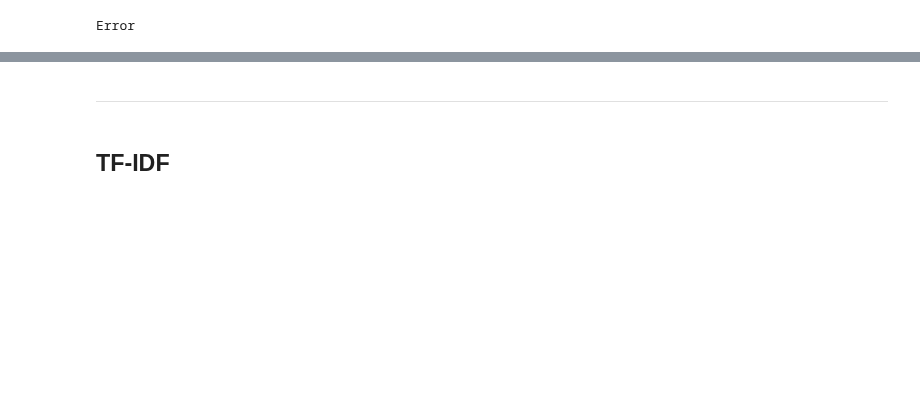
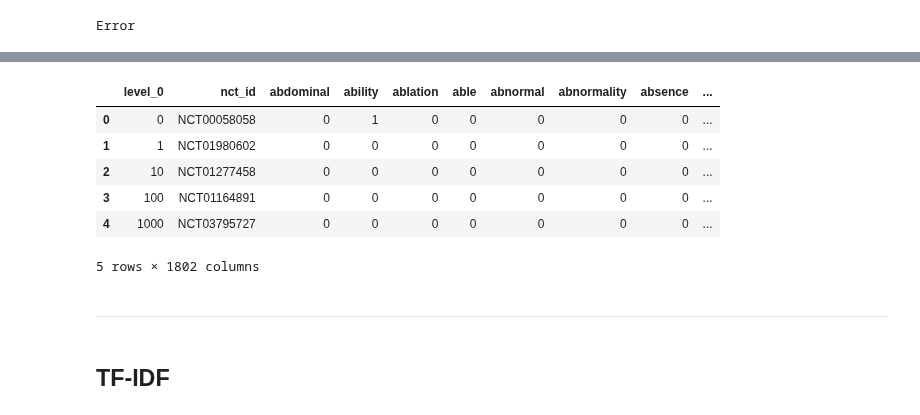
Before and after one commit to cmdelaserna/clinical-trials, a Jupyter notebook: mvp/notebooks/Script 3 - Clean JSON file, preprocess data, export working dataset.ipynb, the cells around one changed output, grey strips where cells are left out. Saved outputs shown, nothing was run; the diff lists cells and outputs as text; code cells hidden in the pictures; blank space fills up the shorter version.

Commit message:
exported working datasets to sqlite database

```diff
--- a/mvp/notebooks/Script 3 - Clean JSON file, preprocess data, export working dataset.ipynb
+++ b/mvp/notebooks/Script 3 - Clean JSON file, preprocess data, export working dataset.ipynb
@@ -183,0 +188,6 @@ Error
+# %%
+import sqlite3
+
+conn = sqlite3.connect('../data/working_data/database.db')
+
+conn
@@ -184,3 +214,15 @@ Error
+# %%
+df_counts = pd.read_sql_query("SELECT * from word_counts;", conn)
+# %%
+df_counts.head()
+# %% [output]
+|  | level_0 | nct_id | abdominal | ability | ablation | able | abnormal | abnormality | absence | ... |
+| 0 | 0 | NCT00058058 | 0 | 1 | 0 | 0 | 0 | 0 | 0 | ... |
+| 1 | 1 | NCT01980602 | 0 | 0 | 0 | 0 | 0 | 0 | 0 | ... |
+| 2 | 10 | NCT01277458 | 0 | 0 | 0 | 0 | 0 | 0 | 0 | ... |
+| 3 | 100 | NCT01164891 | 0 | 0 | 0 | 0 | 0 | 0 | 0 | ... |
+| 4 | 1000 | NCT03795727 | 0 | 0 | 0 | 0 | 0 | 0 | 0 | ... |
+5 rows × 1802 columns
 # %% [markdown]
 --------
 # %% [markdown]
```
Also changed, not shown: parts of 18 cells of this notebook, 1 other file.
